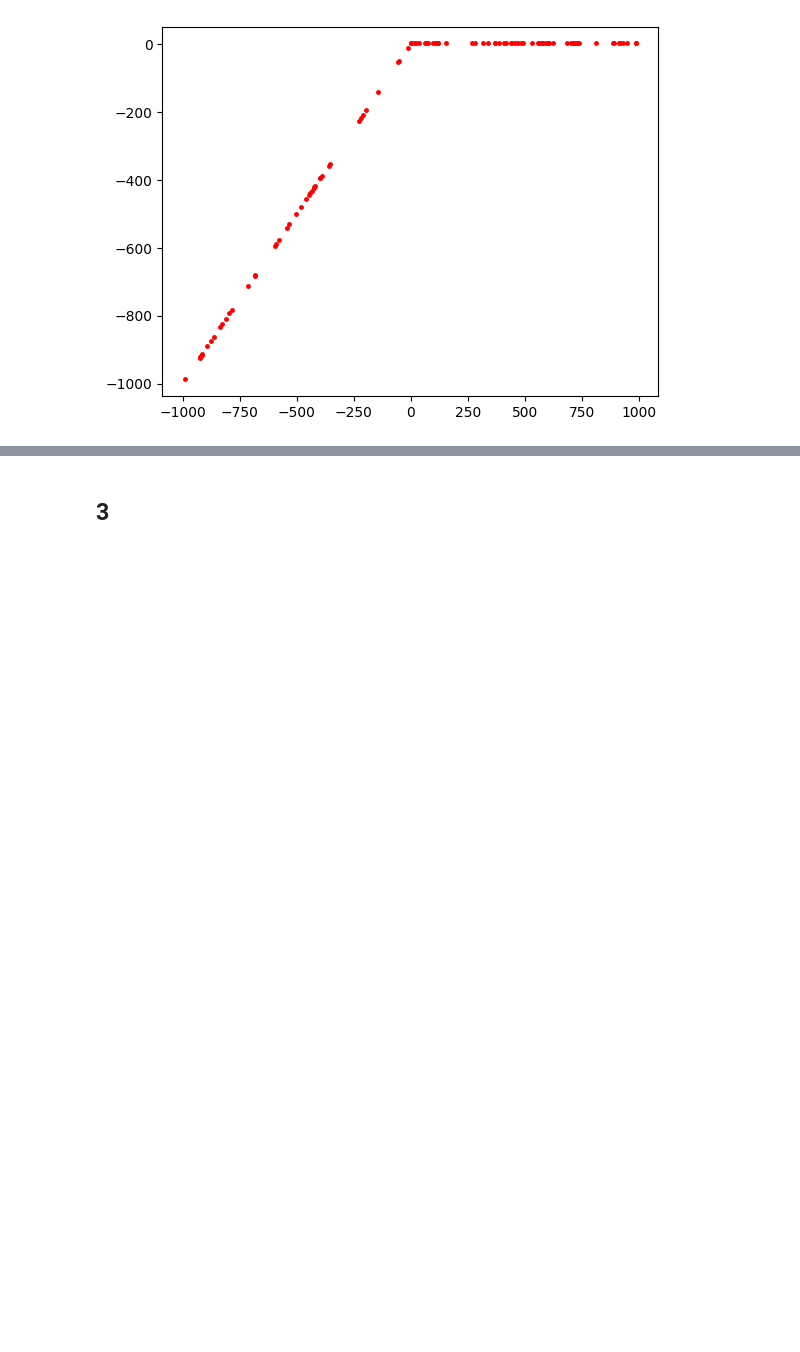
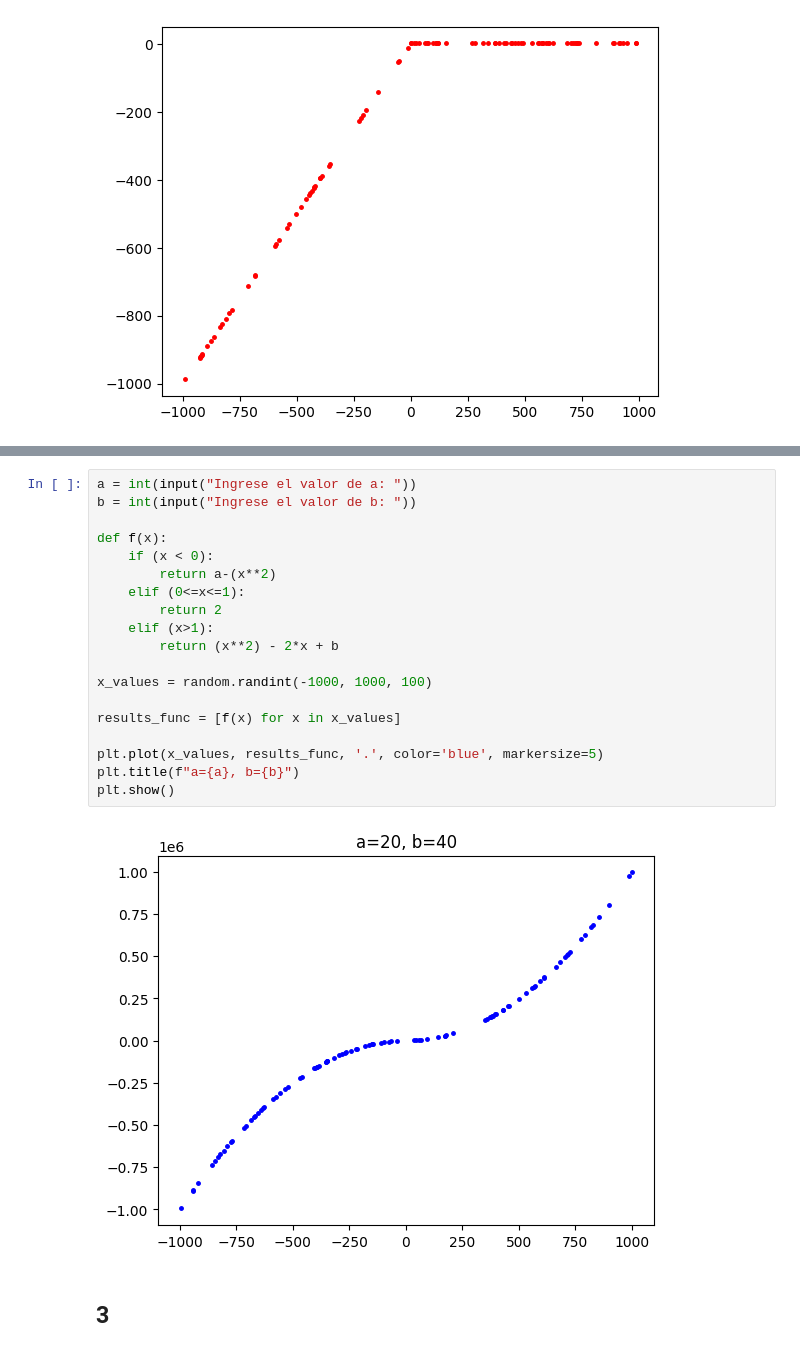
Before and after one commit to Daniel1martinez2/taller_1_mat_aplicada_1, a Jupyter notebook: taller_1.ipynb, the cells around one changed output, grey strips where cells are left out. Saved outputs shown, nothing was run; the diff lists cells and outputs as text; blank space fills up the shorter version.

```diff
--- a/taller_1.ipynb
+++ b/taller_1.ipynb
@@ -99,2 +105,23 @@ plt.show()
+# %%
+a = int(input("Ingrese el valor de a: "))
+b = int(input("Ingrese el valor de b: "))
+
+def f(x):
+	if (x < 0):
+		return a-(x**2)
+	elif (0<=x<=1):
+		return 2
+	elif (x>1):
+		return (x**2) - 2*x + b
+
+x_values = random.randint(-1000, 1000, 100)
+
+results_func = [f(x) for x in x_values]
+
+plt.plot(x_values, results_func, '.', color='blue', markersize=5)
+plt.title(f"a={a}, b={b}")
+plt.show()
+# %% [output]
+[figure, added]
 # %% [markdown]
 ## 3
```
Also changed, not shown: parts of 8 cells of this notebook.
